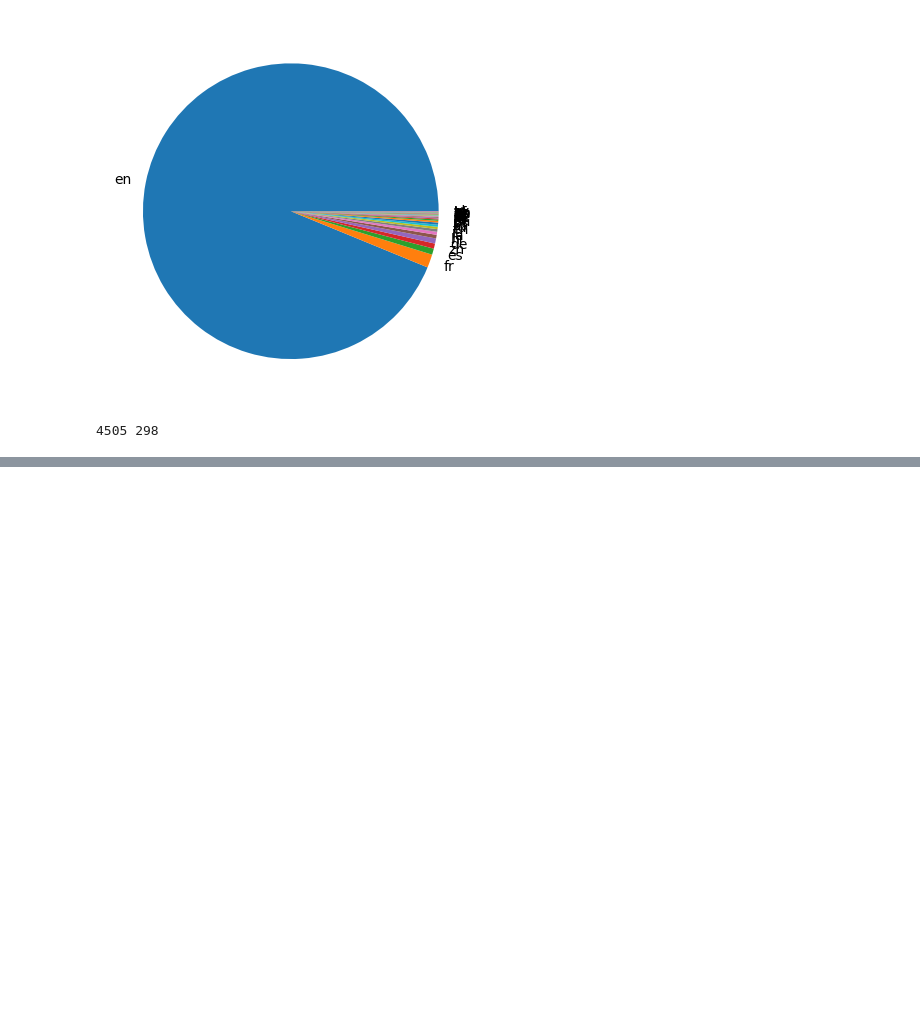
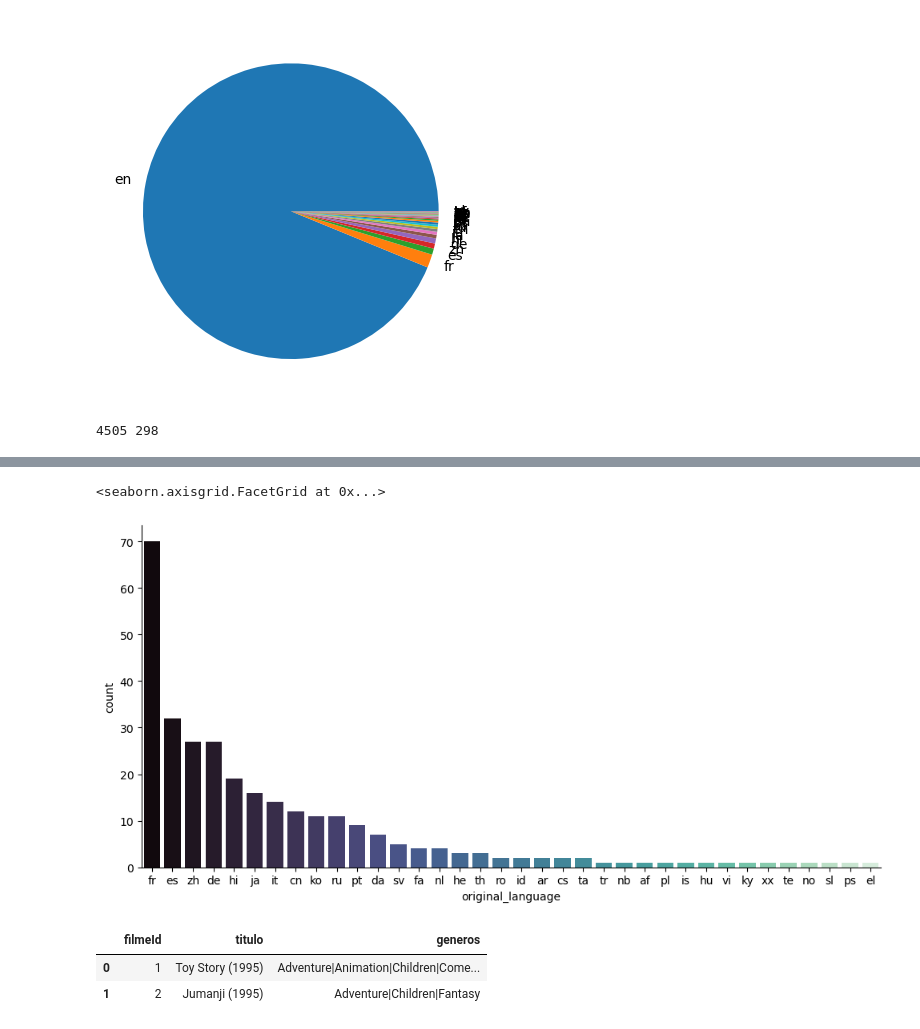
Before and after one commit to DiegoRodrigues007/Data-Science, a Jupyter notebook: teste.ipynb, the cells around one changed output, grey strips where cells are left out. Saved outputs shown, nothing was run; the diff lists cells and outputs as text; code cells hidden in the pictures; blank space fills up the shorter version.

```diff
--- a/teste.ipynb
+++ b/teste.ipynb
@@ -269,0 +289,3 @@ print(total_ingles, total_do_resto)
+# %%
+total_de_linguas_de_outros_filmes= tmdb.query('original_language != "en"').original_language.value_counts()
+total_de_linguas_de_outros_filmes
@@ -269,0 +310,13 @@ print(total_ingles, total_do_resto)
+# %%
+filme_sem_lingua_original_em_ingles = tmdb.query('original_language != "en"')
+sns.catplot(x= 'original_language', kind= 'count' ,data= filme_sem_lingua_original_em_ingles, aspect= 2, order= total_de_linguas_de_outros_filmes.index,
+palette = "mako")
+# %% [output]
+<seaborn.axisgrid.FacetGrid at 0x...>
+[figure, added]
+# %%
+filmes.head(2)
+# %% [output]
+|  | filmeId | titulo | generos |
+| 0 | 1 | Toy Story (1995) | Adventure|Animation|Children|Come... |
+| 1 | 2 | Jumanji (1995) | Adventure|Children|Fantasy |
```
Also changed, not shown: parts of 17 cells of this notebook.
